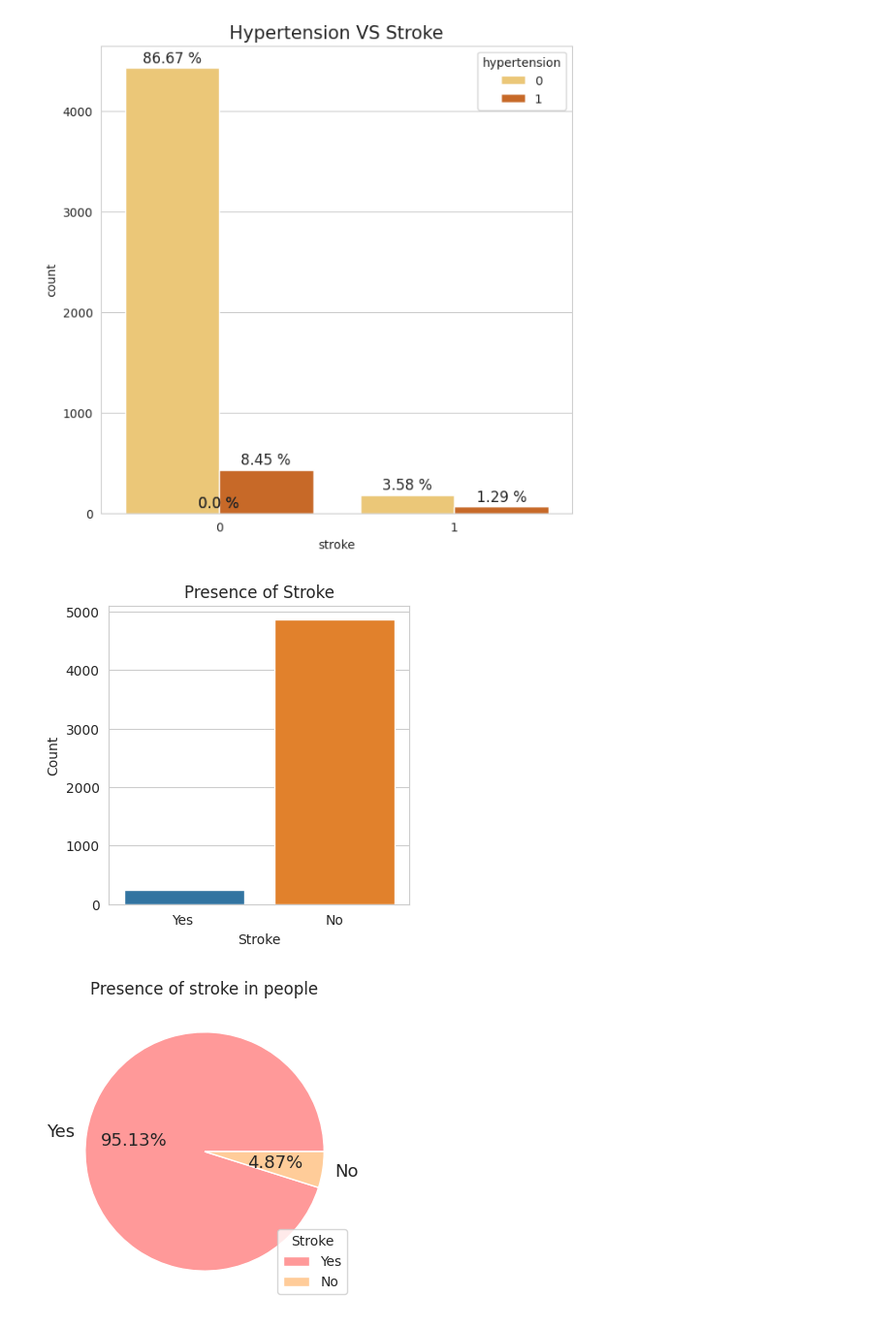
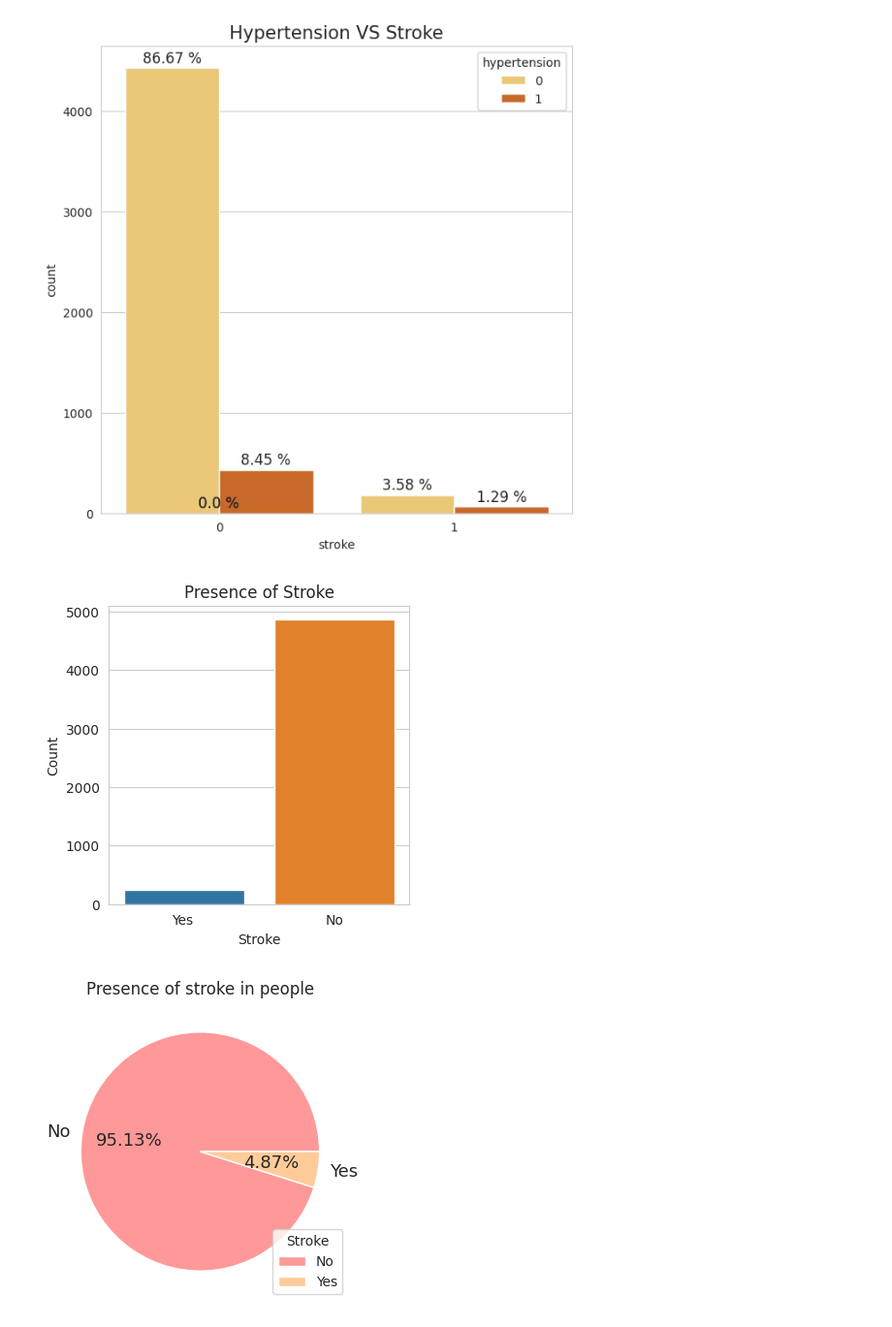
Before and after one commit to KhongDucQuang/Project_I, a Jupyter notebook: BaiTapLon/strokePre.ipynb, the cells around one changed output. Shown: that part at 97% size. Saved outputs shown, nothing was run; the diff lists cells and outputs as text; code cells hidden in the pictures.

```diff
--- a/BaiTapLon/strokePre.ipynb
+++ b/BaiTapLon/strokePre.ipynb
@@ -300,22 +296,22 @@ plt.show()
 # %%
 stroke = pd.DataFrame(stroke)
 plt.figure(figsize = (4, 4))
 bargraph = sns.barplot(data=stroke)
 plt.xlabel('Stroke')
 plt.ylabel('Count')
 plt.title("Presence of Stroke")
 plt.show()
 
 
 plt.figure(figsize = (4, 4))
 temp = [4861,249]
-labels = ['Yes','No']
+labels = ['No','Yes']
 colors = ['#ff9999','#ffcc99']
 textprops = {"fontsize":13}
 plt.pie(temp,labels=labels,autopct='%1.2f%%', colors = colors,textprops = textprops )
 plt.title('Presence of stroke in people')
 plt.legend(title = "Stroke")
 plt.show()
 # %% [output]
 [figure]
-[figure, old version]
+[figure, new version]
```
Also changed, not shown: parts of 24 cells of this notebook, 16 other files.
